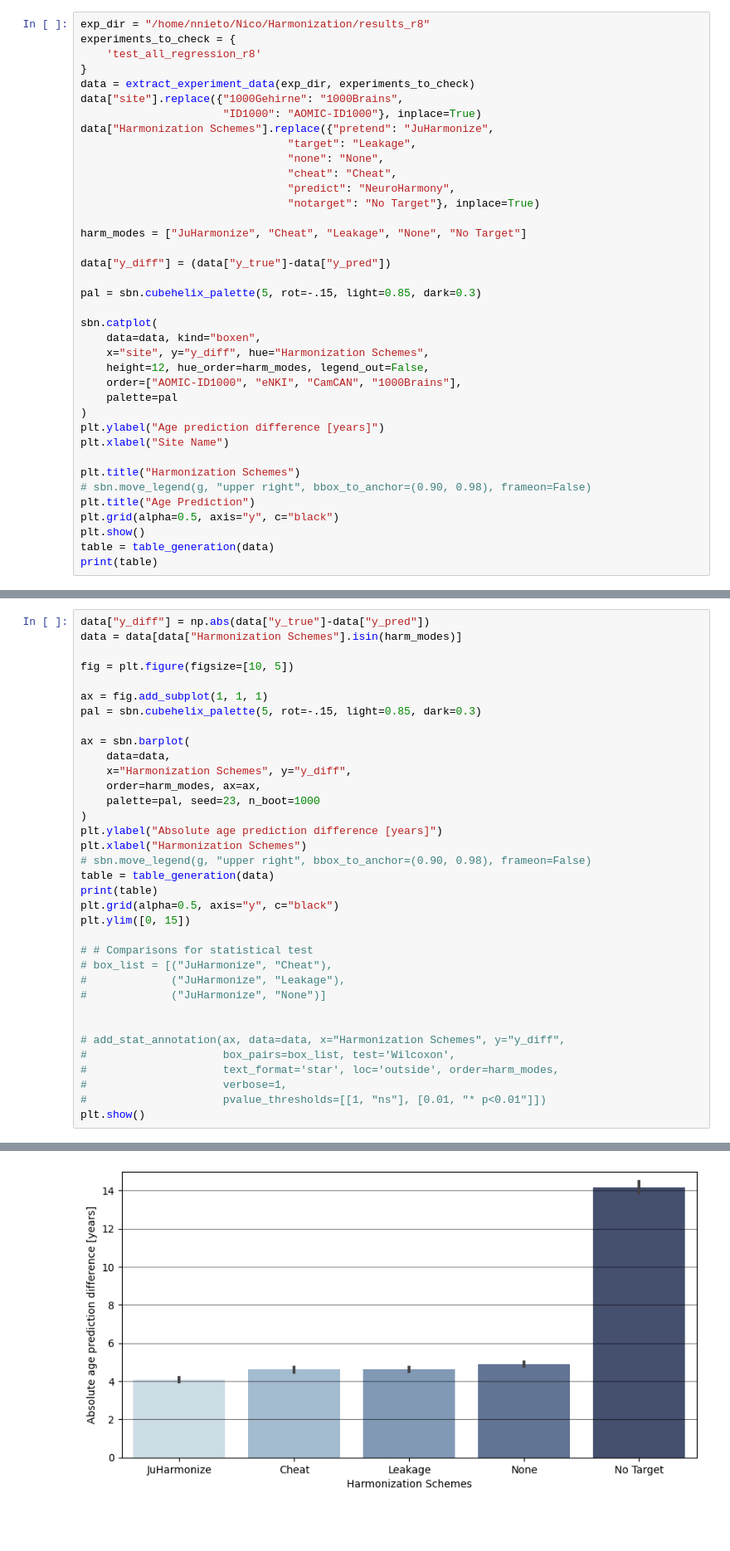
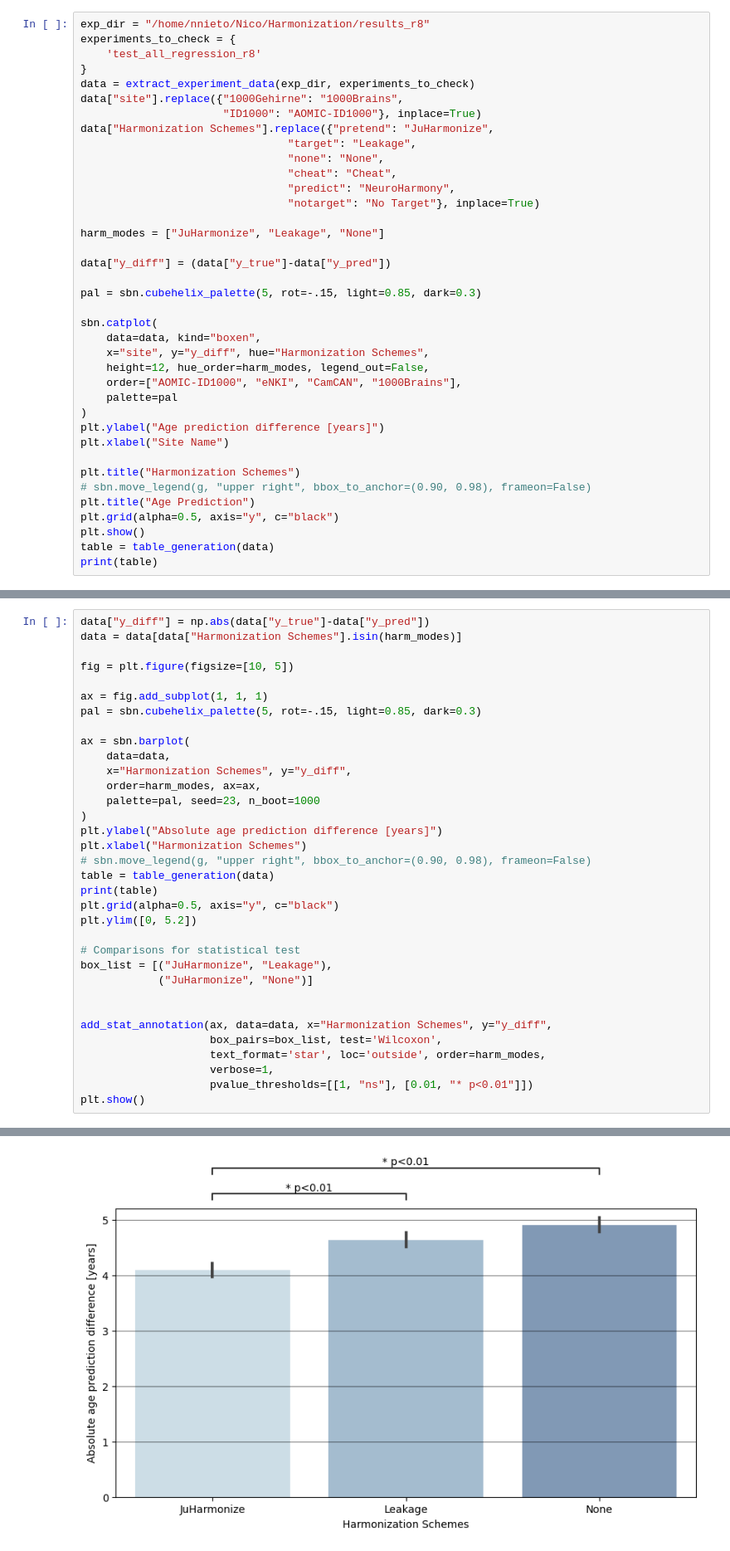
Before and after one commit to juaml/harmonize_project, a Jupyter notebook: 3_check_results/regression_plots.ipynb, the cells around one changed output, grey strips where cells are left out. Shown at 83% size. Cells and saved outputs as stored; diff of their text form; blank space fills up the shorter version.

```diff
--- a/3_check_results/regression_plots.ipynb
+++ b/3_check_results/regression_plots.ipynb
@@ -32,7 +36,7 @@ data["Harmonization Schemes"].replace({"pretend": "JuHarmonize",
                                 "predict": "NeuroHarmony",
                                 "notarget": "No Target"}, inplace=True)
 
-harm_modes = ["JuHarmonize", "Cheat", "Leakage", "None", "No Target"]
+harm_modes = ["JuHarmonize", "Leakage", "None"]
 
 data["y_diff"] = (data["y_true"]-data["y_pred"])
 
@@ -91,18 +95,17 @@ plt.xlabel("Harmonization Schemes")
 table = table_generation(data)
 print(table)
 plt.grid(alpha=0.5, axis="y", c="black")
-plt.ylim([0, 15])
+plt.ylim([0, 5.2])
 
-# # Comparisons for statistical test
-# box_list = [("JuHarmonize", "Cheat"),
-#             ("JuHarmonize", "Leakage"),
-#             ("JuHarmonize", "None")]
+# Comparisons for statistical test
+box_list = [("JuHarmonize", "Leakage"),
+            ("JuHarmonize", "None")]
 
 
-# add_stat_annotation(ax, data=data, x="Harmonization Schemes", y="y_diff",
-#                     box_pairs=box_list, test='Wilcoxon',
-#                     text_format='star', loc='outside', order=harm_modes,
-#                     verbose=1,
-#                     pvalue_thresholds=[[1, "ns"], [0.01, "* p<0.01"]])
+add_stat_annotation(ax, data=data, x="Harmonization Schemes", y="y_diff",
+                    box_pairs=box_list, test='Wilcoxon',
+                    text_format='star', loc='outside', order=harm_modes,
+                    verbose=1,
+                    pvalue_thresholds=[[1, "ns"], [0.01, "* p<0.01"]])
 plt.show()
 # %% [output]
@@ -115,3 +124,3 @@ None        -0.269594  0.908340   4.892786
-[figure, old version]
+[figure, new version]
 # %% [markdown]
 # DATASETS: eNKI, 1000brains, CamCAN, AOMIC-ID1000. PRED: RVR, STACK: RF.
```
Also changed, not shown: parts of 15 cells of this notebook, 10 other files.
